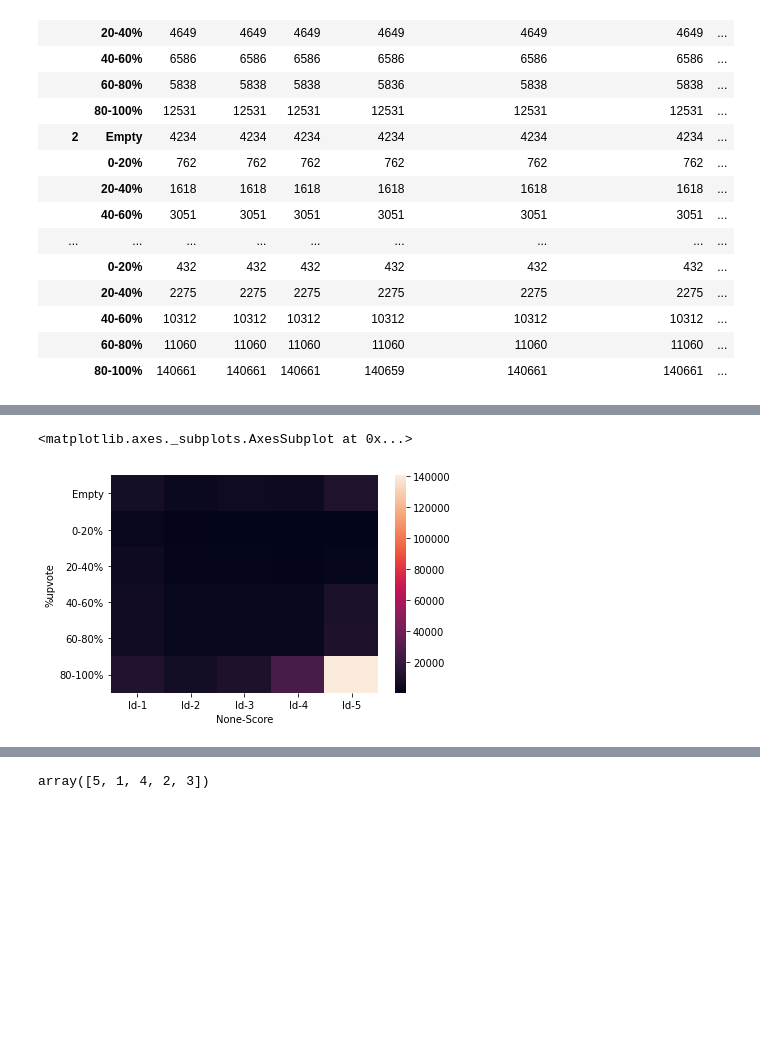
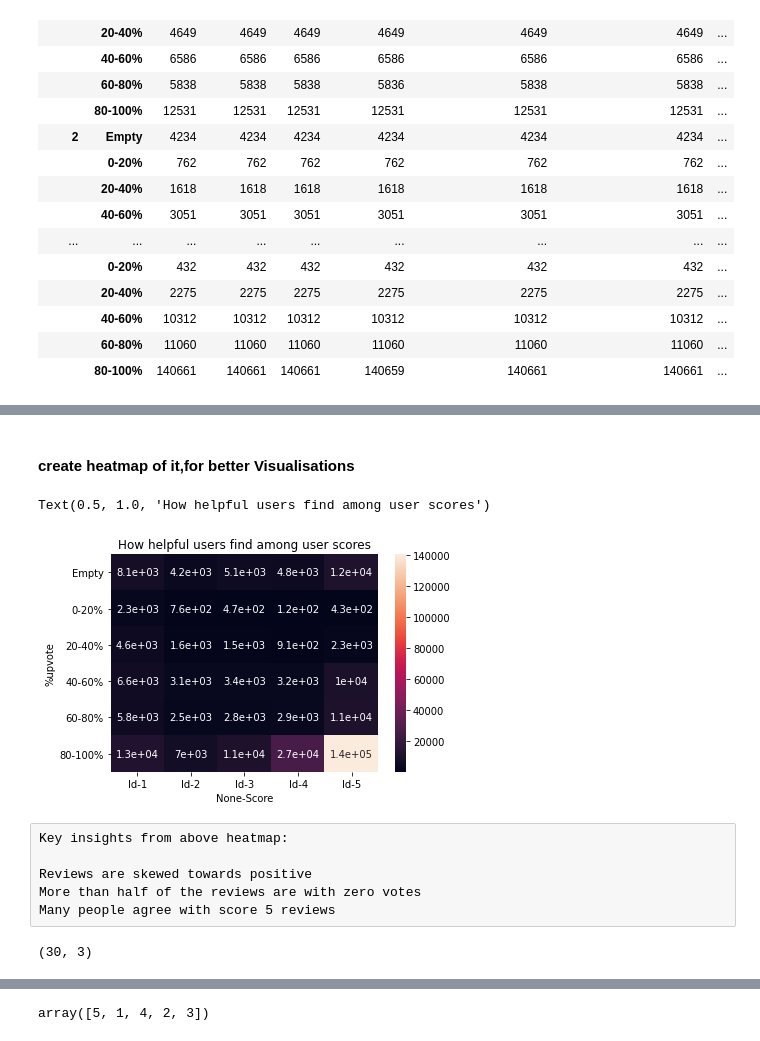
Before and after one commit to Dhrumil-Zion/Sentiments-Prediction-Using-NLP, a Jupyter notebook: Sentiment_Analyzer.ipynb, the cells around one changed output, grey strips where cells are left out. Cells and saved outputs as stored; diff of their text form; code cells hidden in the pictures; blank space fills up the shorter version.

```diff
--- a/Sentiment_Analyzer.ipynb
+++ b/Sentiment_Analyzer.ipynb
@@ -75,2 +129,3 @@ data.groupby(['Score','%upvote']).agg('count')
 # %%
-data_s = data.groupby(['Score','%upvote']).agg({'Id':'count'}).reset_index()
+data1_s=data.groupby(['Score', '%upvote']).agg({'Id':'count'}).reset_index()
+data1_s
@@ -81,5 +163,0 @@ import seaborn as sns
-# %%
-sns.heatmap(pivote_tbl)
-# %% [output]
-<matplotlib.axes._subplots.AxesSubplot at 0x...>
-[figure, removed]
@@ -87,0 +164,20 @@ sns.heatmap(pivote_tbl)
+# %% [markdown]
+#### create heatmap of it,for better Visualisations
+# %%
+import seaborn as sns
+import matplotlib.pyplot as plt
+sns.heatmap(data1_s.pivot(index='%upvote',columns='Score'),annot=True)
+plt.title('How helpful users find among user scores')
+# %% [output]
+Text(0.5, 1.0, 'How helpful users find among user scores')
+[figure, added]
+# %% [raw]
+Key insights from above heatmap:
+
+Reviews are skewed towards positive
+More than half of the reviews are with zero votes
+Many people agree with score 5 reviews
+# %%
+data1_s.shape
+# %% [output]
+(30, 3)
```
Also changed, not shown: parts of 63 cells of this notebook.
